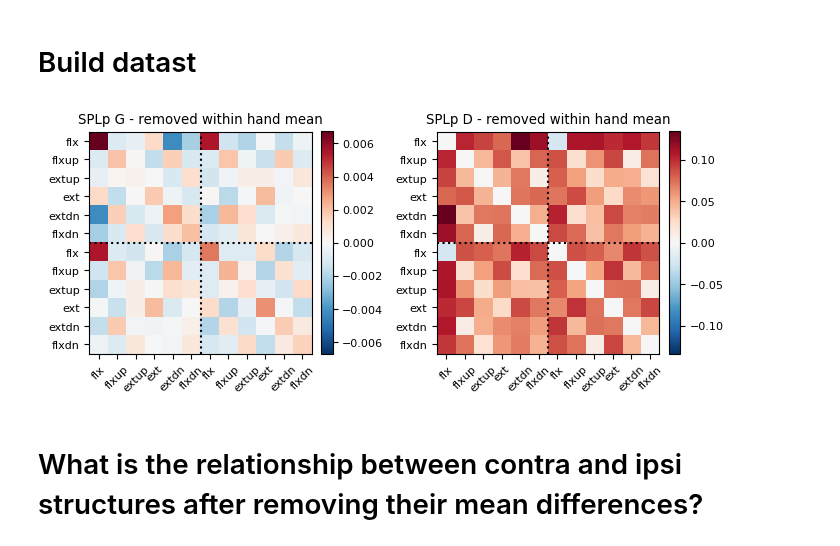
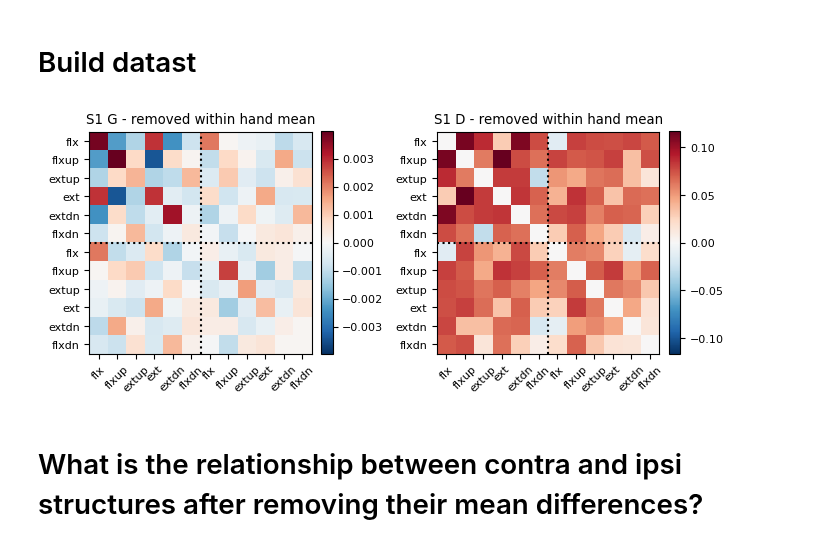
Before and after one commit to alighavam/bimanual_wrist, a Jupyter notebook: notebooks_mri/within_vs_between_hands.ipynb, the cells around one changed output. Saved outputs shown, nothing was run; the diff lists cells and outputs as text; code cells hidden in the pictures.

```diff
--- a/notebooks_mri/within_vs_between_hands.ipynb
+++ b/notebooks_mri/within_vs_between_hands.ipynb
@@ -63,7 +63,7 @@ sn_bad = [102, 103]
 regions = ['M1','S1','PMd','PMv','SMA','SPLa','SPLp','V1']
 hem = ['L','R']
 
-region = regions[6]
+region = regions[1]
 data, cond_vec, part_vec = [], [], []
 for i_hem, h in enumerate(hem):
     roi = f'{region}_{h}'
@@ -139,34 +139,34 @@ cbar = plt.colorbar(sm, ax=ax[0], fraction=0.046, pad=0.04)
 cbar.ax.tick_params(labelsize=8)
 ax[0].set_title(f'{region} G - removed within hand mean')
 # add lines to separate hands:
 ax[0].axhline(5.5, color='k', linestyle=':', linewidth=1.5)
 ax[0].axvline(5.5, color='k', linestyle=':', linewidth=1.5)
 ax[0].set_xticks(np.arange(ncond))
 ax[0].set_yticks(np.arange(ncond))
 ax[0].set_xticklabels(labels, fontsize=8, rotation=45)
 ax[0].set_yticklabels(labels, fontsize=8)
 
 # avg D:
 D_hat_avg = pcm.G_to_dist(G_hat_avg)
 D_hat_avg = np.sign(D_hat_avg) * np.sqrt(np.abs(D_hat_avg))
 vmax = np.abs(D_hat_avg).max()
 ax[1].imshow(D_hat_avg, vmin=-vmax, vmax=vmax, cmap=cmap)
 sm = ScalarMappable(cmap=cmap, norm=plt.Normalize(vmin=-vmax, vmax=vmax))
 sm.set_array([])
 cbar = plt.colorbar(sm, ax=ax[1], fraction=0.046, pad=0.04)
 cbar.ax.tick_params(labelsize=8)
 ax[1].set_title(f'{region} D - removed within hand mean')
 # add lines to separate hands:
 ax[1].axhline(5.5, color='k', linestyle=':', linewidth=1.5)
 ax[1].axvline(5.5, color='k', linestyle=':', linewidth=1.5)
 ax[1].set_xticks(np.arange(ncond))
 ax[1].set_yticks(np.arange(ncond))
 ax[1].set_xticklabels(labels, fontsize=8, rotation=45)
 ax[1].set_yticklabels(labels, fontsize=8)
 plt.tight_layout()
 plt.show()
 # %% [output]
-[figure, old version]
+[figure, new version]
 # %% [markdown]
 # What is the relationship between contra and ipsi structures after removing their mean differences?
 # %% [markdown]
```
Also changed, not shown: parts of 3 cells of this notebook, 1 other file.
